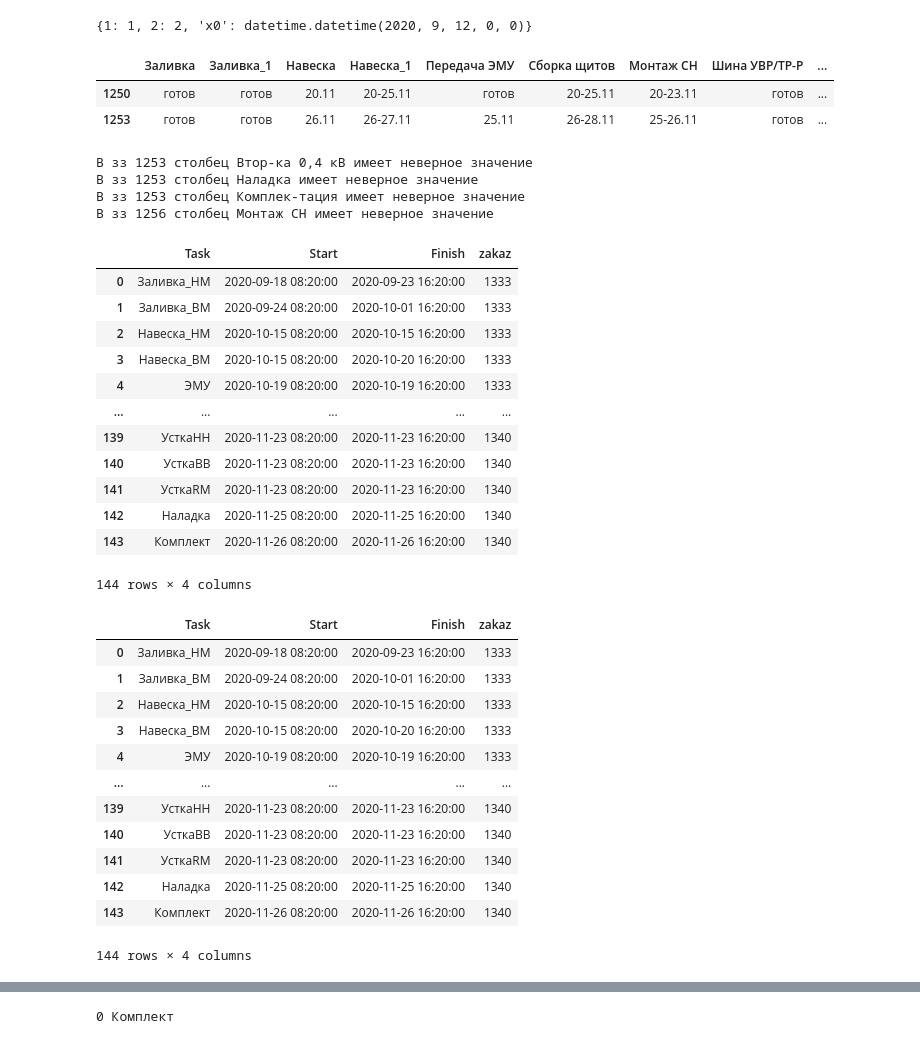
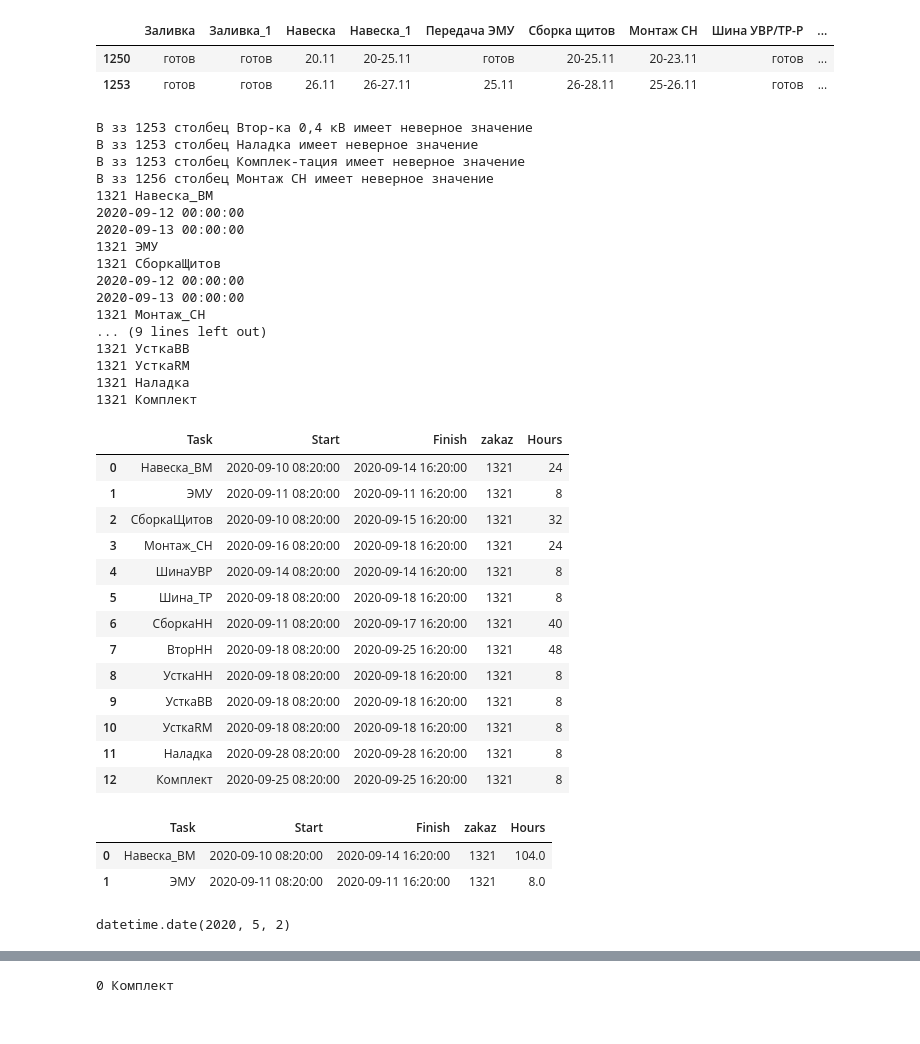
Before and after one commit to TimurKarev/Plan, a Jupyter notebook: test.ipynb, the cells around one changed output, grey strips where cells are left out. Cells and saved outputs as stored; diff of their text form; code cells hidden in the pictures.

Commit message:
work hour in progress

```diff
--- a/test.ipynb
+++ b/test.ipynb
@@ -56,11 +23,3 @@ for i in range(370):
-# %%
-dct = {1:1, 2:2}
-d = dt.today() - relativedelta(days=14)
-d = d.replace(hour=0,minute=0,second=0, microsecond=0)
-dct['x0'] = d + relativedelta(days=1)
-dct
-# %% [output]
-{1: 1, 2: 2, 'x0': datetime.datetime(2020, 9, 12, 0, 0)}
 # %%
 %autoreload
 plan_loader = P.PlanLoader('план.xlsx')
@@ -74,39 +33,45 @@ plan_loader.df.head(2)
 # %%
 %autoreload
 ref = R.PlanReformatter(plan_loader.df)
-gant = ref.get_df_for_gantt()
+gant = ref.get_df_for_gantt(num=20,lag=19)
 gant
 # %% [output]
 В зз 1253 столбец Втор-ка 0,4 кВ имеет неверное значение
 В зз 1253 столбец Наладка имеет неверное значение
 В зз 1253 столбец Комплек-тация имеет неверное значение
 В зз 1256 столбец Монтаж СН имеет неверное значение
+1321 Навеска_ВМ
+2020-09-12 00:00:00
+2020-09-13 00:00:00
+1321 ЭМУ
+1321 СборкаЩитов
+2020-09-12 00:00:00
+2020-09-13 00:00:00
+1321 Монтаж_СН
+... (9 lines left out)
+1321 УсткаВВ
+1321 УсткаRM
+1321 Наладка
+1321 Комплект
-|  | Task | Start | Finish | zakaz |
-| 0 | Заливка_НМ | 2020-09-18 08:20:00 | 2020-09-23 16:20:00 | 1333 |
-| 1 | Заливка_ВМ | 2020-09-24 08:20:00 | 2020-10-01 16:20:00 | 1333 |
-| 2 | Навеска_НМ | 2020-10-15 08:20:00 | 2020-10-15 16:20:00 | 1333 |
-| 3 | Навеска_ВМ | 2020-10-15 08:20:00 | 2020-10-20 16:20:00 | 1333 |
-| 4 | ЭМУ | 2020-10-19 08:20:00 | 2020-10-19 16:20:00 | 1333 |
-| ... | ... | ... | ... | ... |
-| 139 | УсткаНН | 2020-11-23 08:20:00 | 2020-11-23 16:20:00 | 1340 |
-| 140 | УсткаВВ | 2020-11-23 08:20:00 | 2020-11-23 16:20:00 | 1340 |
-| 141 | УсткаRM | 2020-11-23 08:20:00 | 2020-11-23 16:20:00 | 1340 |
-| 142 | Наладка | 2020-11-25 08:20:00 | 2020-11-25 16:20:00 | 1340 |
-| 143 | Комплект | 2020-11-26 08:20:00 | 2020-11-26 16:20:00 | 1340 |
+|  | Task | Start | Finish | zakaz | Hours |
+| 0 | Навеска_ВМ | 2020-09-10 08:20:00 | 2020-09-14 16:20:00 | 1321 | 24 |
+| 1 | ЭМУ | 2020-09-11 08:20:00 | 2020-09-11 16:20:00 | 1321 | 8 |
+| 2 | СборкаЩитов | 2020-09-10 08:20:00 | 2020-09-15 16:20:00 | 1321 | 32 |
+| 3 | Монтаж_СН | 2020-09-16 08:20:00 | 2020-09-18 16:20:00 | 1321 | 24 |
+| 4 | ШинаУВР | 2020-09-14 08:20:00 | 2020-09-14 16:20:00 | 1321 | 8 |
+| 5 | Шина_ТР | 2020-09-18 08:20:00 | 2020-09-18 16:20:00 | 1321 | 8 |
+| 6 | СборкаНН | 2020-09-11 08:20:00 | 2020-09-17 16:20:00 | 1321 | 40 |
+| 7 | ВторНН | 2020-09-18 08:20:00 | 2020-09-25 16:20:00 | 1321 | 48 |
+| 8 | УсткаНН | 2020-09-18 08:20:00 | 2020-09-18 16:20:00 | 1321 | 8 |
+| 9 | УсткаВВ | 2020-09-18 08:20:00 | 2020-09-18 16:20:00 | 1321 | 8 |
+| 10 | УсткаRM | 2020-09-18 08:20:00 | 2020-09-18 16:20:00 | 1321 | 8 |
+| 11 | Наладка | 2020-09-28 08:20:00 | 2020-09-28 16:20:00 | 1321 | 8 |
+| 12 | Комплект | 2020-09-25 08:20:00 | 2020-09-25 16:20:00 | 1321 | 8 |
-144 rows × 4 columns
-# %%
-gant
-# %% [output]
-|  | Task | Start | Finish | zakaz |
-| 0 | Заливка_НМ | 2020-09-18 08:20:00 | 2020-09-23 16:20:00 | 1333 |
-| 1 | Заливка_ВМ | 2020-09-24 08:20:00 | 2020-10-01 16:20:00 | 1333 |
-| 2 | Навеска_НМ | 2020-10-15 08:20:00 | 2020-10-15 16:20:00 | 1333 |
-| 3 | Навеска_ВМ | 2020-10-15 08:20:00 | 2020-10-20 16:20:00 | 1333 |
-| 4 | ЭМУ | 2020-10-19 08:20:00 | 2020-10-19 16:20:00 | 1333 |
-| ... | ... | ... | ... | ... |
-| 139 | УсткаНН | 2020-11-23 08:20:00 | 2020-11-23 16:20:00 | 1340 |
-| 140 | УсткаВВ | 2020-11-23 08:20:00 | 2020-11-23 16:20:00 | 1340 |
-| 141 | УсткаRM | 2020-11-23 08:20:00 | 2020-11-23 16:20:00 | 1340 |
-| 142 | Наладка | 2020-11-25 08:20:00 | 2020-11-25 16:20:00 | 1340 |
-| 143 | Комплект | 2020-11-26 08:20:00 | 2020-11-26 16:20:00 | 1340 |
-144 rows × 4 columns
+# %%
+%autoreload
+tdh = ref.get_df_timedelta_hours()
+tdh.head(2)
+# %% [output]
+|  | Task | Start | Finish | zakaz | Hours |
+| 0 | Навеска_ВМ | 2020-09-10 08:20:00 | 2020-09-14 16:20:00 | 1321 | 104.0 |
+| 1 | ЭМУ | 2020-09-11 08:20:00 | 2020-09-11 16:20:00 | 1321 | 8.0 |
@@ -112,0 +80,5 @@ gant
+# %%
+%autoreload
+V.get_not_working_days()[3]
+# %% [output]
+datetime.date(2020, 5, 2)
```
Also changed, not shown: parts of 8 cells of this notebook, 7 other files.
